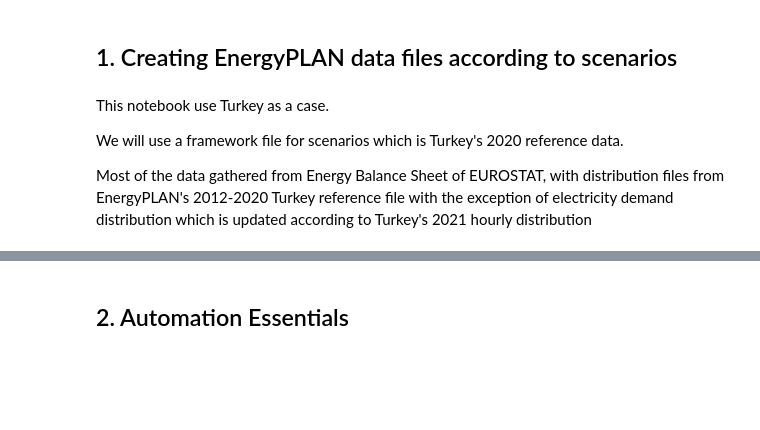
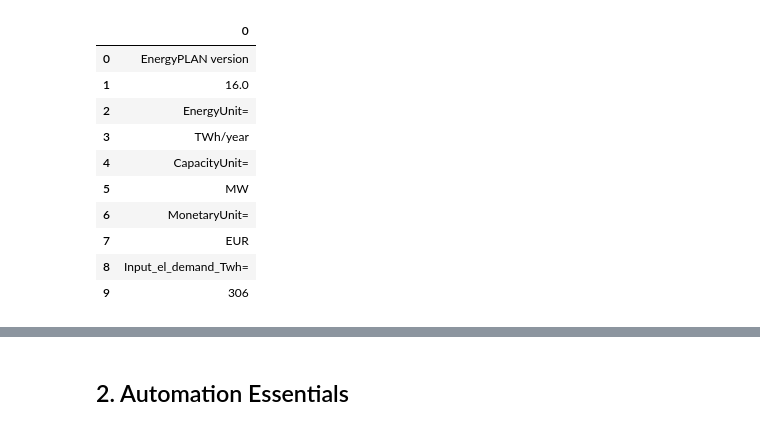
Before and after one commit to canitez01/EnergyPlan-python-automation, a Jupyter notebook: EnergyPLAN_scenario_automation_notebook.ipynb, the cells around one changed output, grey strips where cells are left out. Saved outputs shown, nothing was run; the diff lists cells and outputs as text; code cells hidden in the pictures; blank space fills up the shorter version.

```diff
--- a/EnergyPLAN_scenario_automation_notebook.ipynb
+++ b/EnergyPLAN_scenario_automation_notebook.ipynb
@@ -1,12 +13,17 @@
 # %%
 import pandas
-# %% [markdown]
-## 1. Creating EnergyPLAN data files according to scenarios
-# %% [markdown]
-This notebook use Turkey as a case.
-
-We will use a framework file for scenarios which is Turkey's 2020 reference data.
-
-Most of the data gathered from Energy Balance Sheet of EUROSTAT, with distribution files from EnergyPLAN's 2012-2020 Turkey reference file with the exception of electricity demand distribution which is updated according to Turkey's 2021 hourly distribution
 # %%
 df_reference = pandas.read_csv("Data/turkey_2020_ref.txt", encoding="utf16", header=None)
+df_reference.head(10)
+# %% [output]
+|  | 0 |
+| 0 | EnergyPLAN version |
+| 1 | 16.0 |
+| 2 | EnergyUnit= |
+| 3 | TWh/year |
+| 4 | CapacityUnit= |
+| 5 | MW |
+| 6 | MonetaryUnit= |
+| 7 | EUR |
+| 8 | Input_el_demand_Twh= |
+| 9 | 306 |
```
Also changed, not shown: parts of 37 cells of this notebook.
